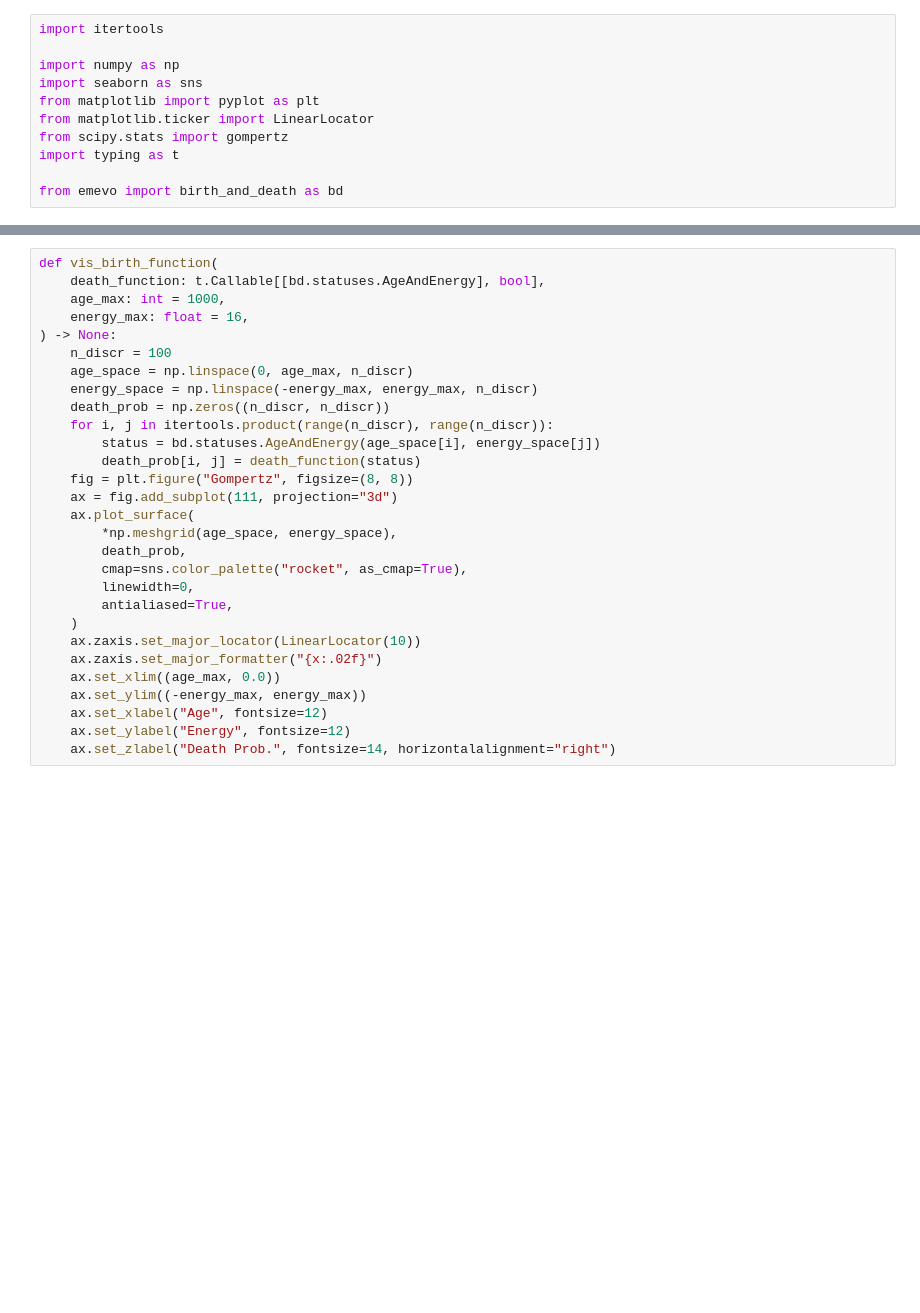
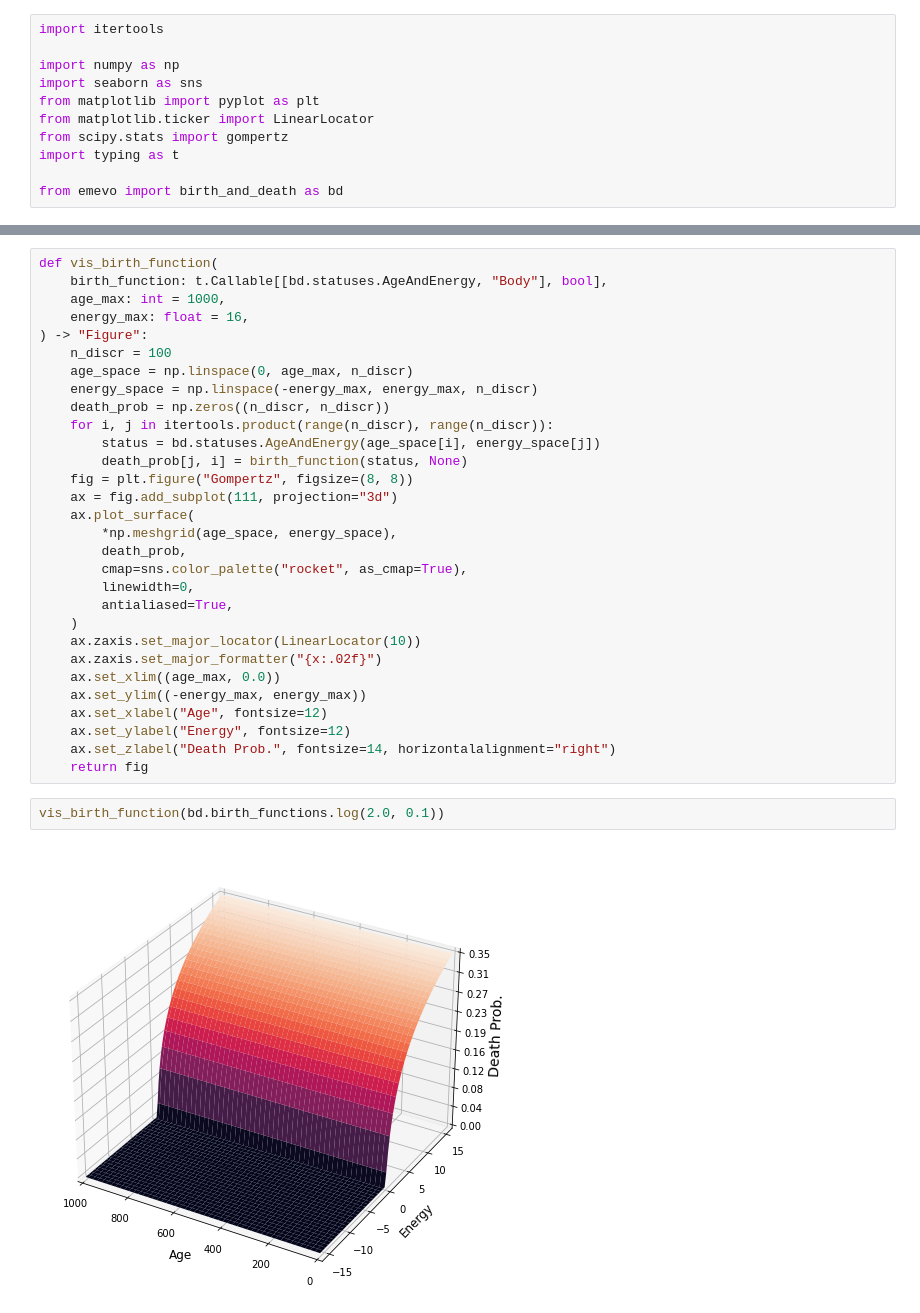
Before and after one commit to oist/emevo, a Jupyter notebook: notebooks/vis_birth_and_death_functions.ipynb, the cells around one changed output, grey strips where cells are left out. Cells and saved outputs as stored; diff of their text form; blank space fills up the shorter version.

```diff
--- a/notebooks/vis_birth_and_death_functions.ipynb
+++ b/notebooks/vis_birth_and_death_functions.ipynb
@@ -49,16 +50,16 @@ vis_death_function(bd.death_functions.hunger_or_infirmity(-10, 500))
 # %%
 def vis_birth_function(
-    death_function: t.Callable[[bd.statuses.AgeAndEnergy], bool],
+    birth_function: t.Callable[[bd.statuses.AgeAndEnergy, "Body"], bool],
     age_max: int = 1000,
     energy_max: float = 16,
-) -> None:
+) -> "Figure":
     n_discr = 100
     age_space = np.linspace(0, age_max, n_discr)
     energy_space = np.linspace(-energy_max, energy_max, n_discr)
     death_prob = np.zeros((n_discr, n_discr))
     for i, j in itertools.product(range(n_discr), range(n_discr)):
         status = bd.statuses.AgeAndEnergy(age_space[i], energy_space[j])
-        death_prob[i, j] = death_function(status)
+        death_prob[j, i] = birth_function(status, None)
     fig = plt.figure("Gompertz", figsize=(8, 8))
     ax = fig.add_subplot(111, projection="3d")
     ax.plot_surface(
@@ -75,3 +76,8 @@ def vis_birth_function(
     ax.set_xlabel("Age", fontsize=12)
     ax.set_ylabel("Energy", fontsize=12)
     ax.set_zlabel("Death Prob.", fontsize=14, horizontalalignment="right")
+    return fig
+# %%
+vis_birth_function(bd.birth_functions.log(2.0, 0.1))
+# %% [output]
+[figure, added]
```
Also changed, not shown: parts of 3 cells of this notebook, 5 other files.
